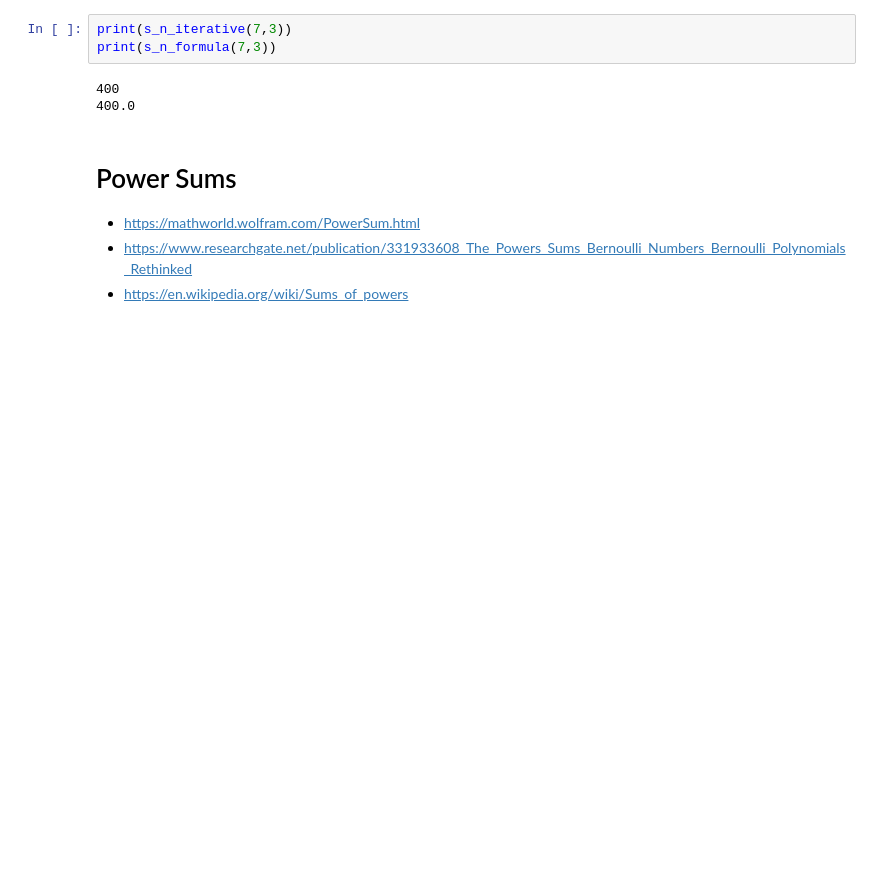
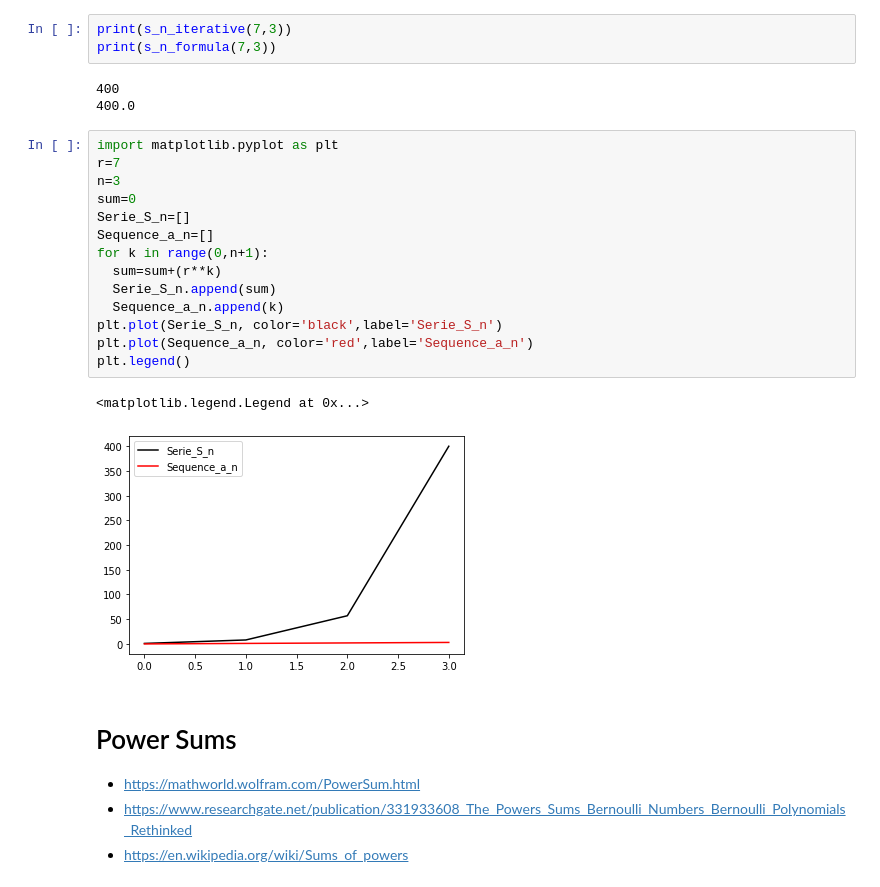
Before and after one commit to nrrf/AlgorithmsUN2021I, a Jupyter notebook: Lab7/nrrojasfeArithmeticSeriesPowerSeriesPowerSums.ipynb, the cells around one changed output. Cells and saved outputs as stored; diff of their text form; blank space fills up the shorter version.

```diff
--- a/Lab7/nrrojasfeArithmeticSeriesPowerSeriesPowerSums.ipynb
+++ b/Lab7/nrrojasfeArithmeticSeriesPowerSeriesPowerSums.ipynb
@@ -361,6 +398,23 @@ print(s_n_formula(7,3))
 # %% [output]
 400
 400.0
+# %%
+import matplotlib.pyplot as plt
+r=7
+n=3
+sum=0
+Serie_S_n=[]
+Sequence_a_n=[]
+for k in range(0,n+1):
+  sum=sum+(r**k)
+  Serie_S_n.append(sum)
+  Sequence_a_n.append(k)
+plt.plot(Serie_S_n, color='black',label='Serie_S_n')
+plt.plot(Sequence_a_n, color='red',label='Sequence_a_n')
+plt.legend()
+# %% [output]
+<matplotlib.legend.Legend at 0x...>
+[figure, added]
 # %% [markdown]
 # Power Sums
 
```
Also changed, not shown: parts of 5 cells of this notebook.
